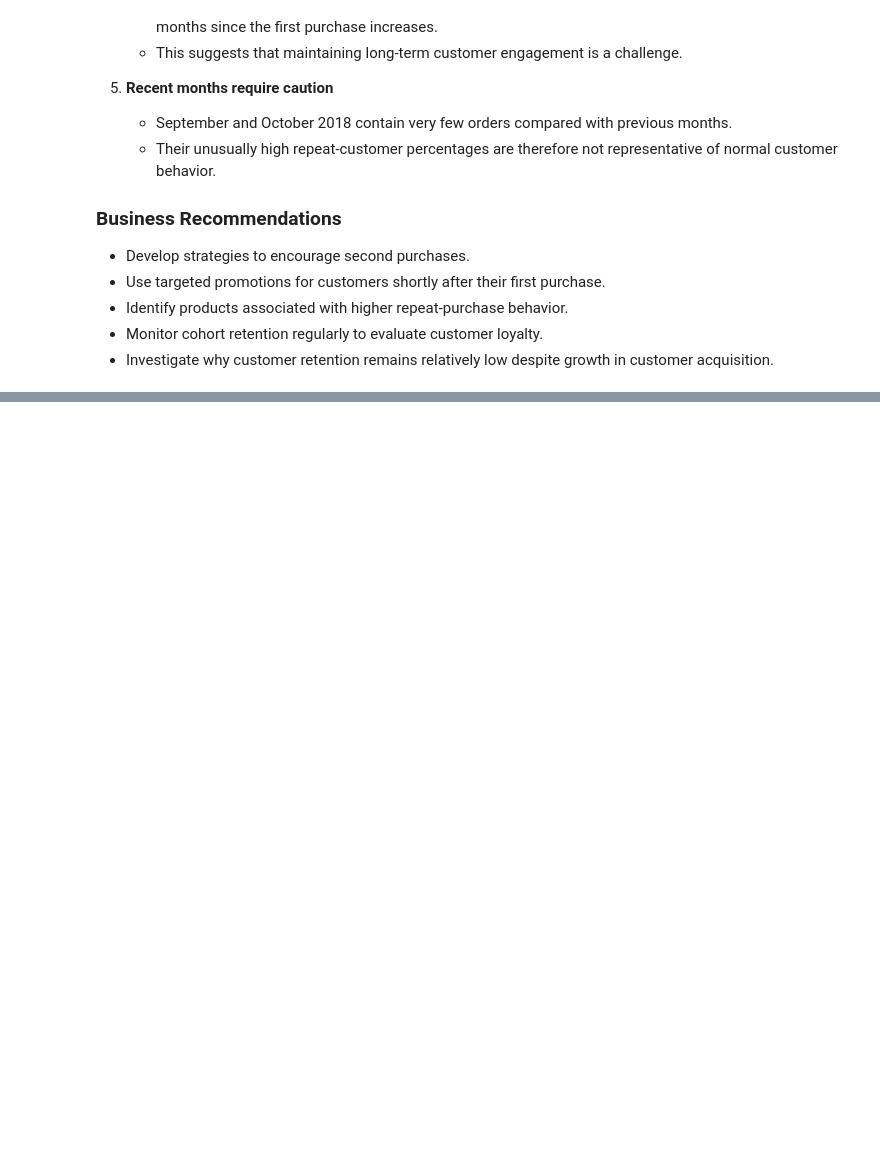
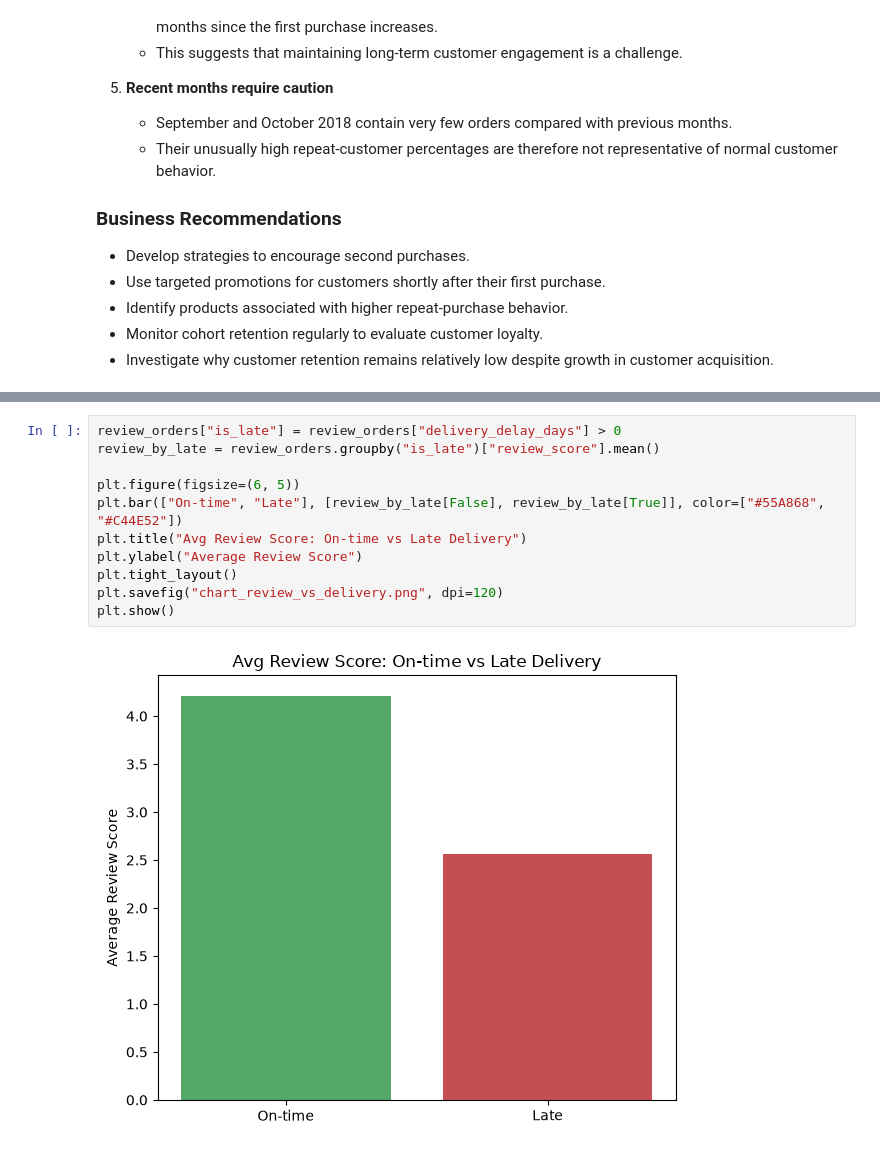
Before and after one commit to anujydv18-oss/AI-Sales-Analyst, a Jupyter notebook: notebooks/01_data_exploration.ipynb, the cells around one changed output, grey strips where cells are left out. Drawn from its saved outputs; the diff is of its cells as text; blank space fills up the shorter version.

```diff
--- a/notebooks/01_data_exploration.ipynb
+++ b/notebooks/01_data_exploration.ipynb
@@ -1623,0 +1733,13 @@ plt.show()
+# %%
+review_orders["is_late"] = review_orders["delivery_delay_days"] > 0
+review_by_late = review_orders.groupby("is_late")["review_score"].mean()
+
+plt.figure(figsize=(6, 5))
+plt.bar(["On-time", "Late"], [review_by_late[False], review_by_late[True]], color=["#55A868", "#C44E52"])
+plt.title("Avg Review Score: On-time vs Late Delivery")
+plt.ylabel("Average Review Score")
+plt.tight_layout()
+plt.savefig("chart_review_vs_delivery.png", dpi=120)
+plt.show()
+# %% [output]
+[figure, added]
```
Also changed, not shown: parts of 8 cells of this notebook, 5 other files.
